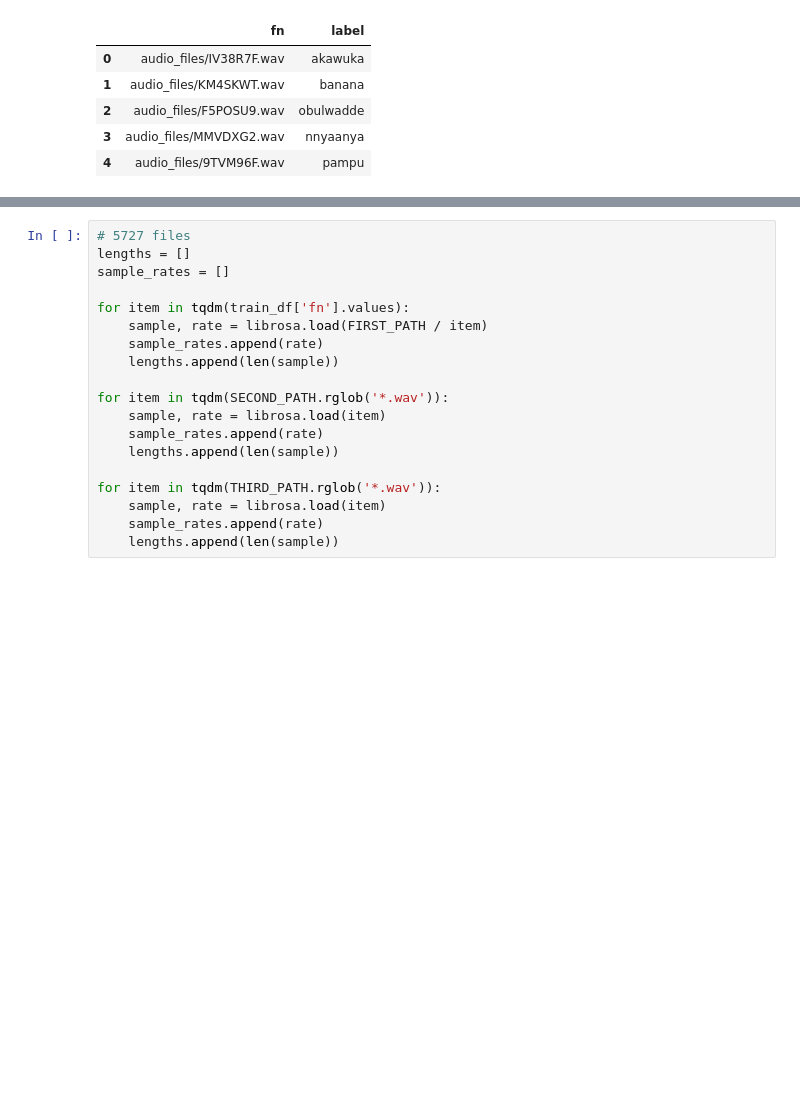
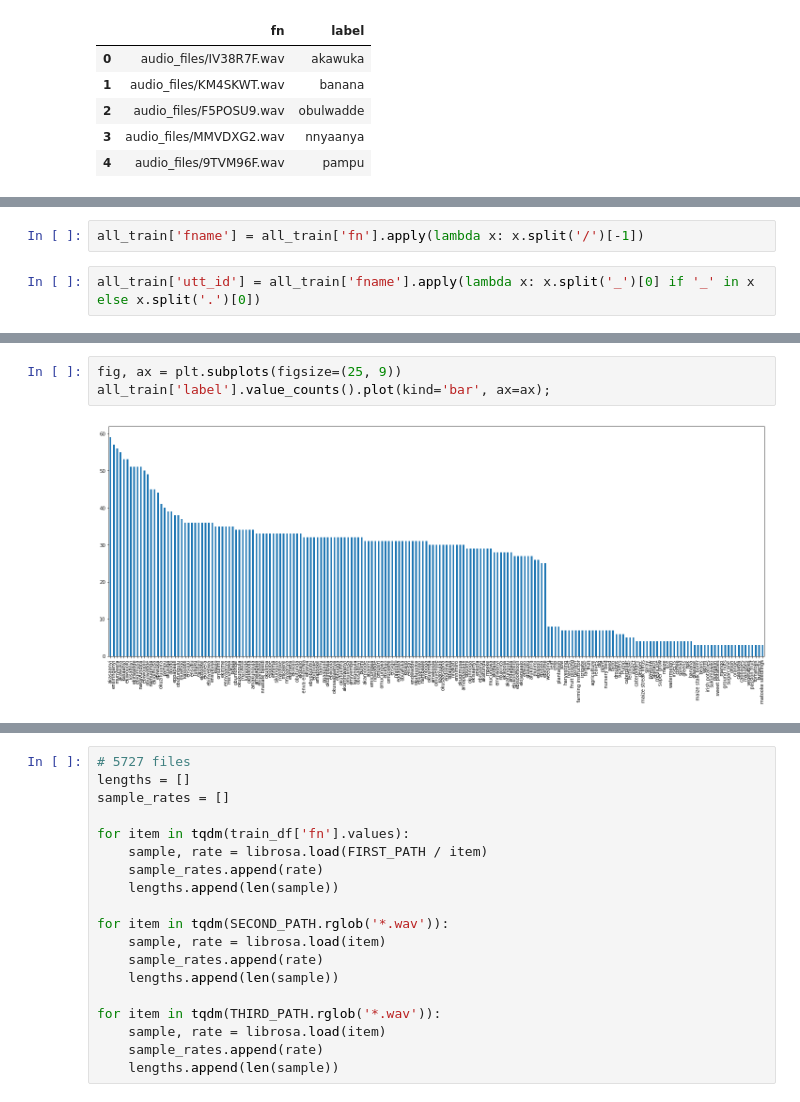
Before and after one commit to astromid/zindi-keyword-spotter, a Jupyter notebook: notebooks/EDA.ipynb, the cells around one changed output, grey strips where cells are left out. Cells and saved outputs as stored; diff of their text form; blank space fills up the shorter version.

```diff
--- a/notebooks/EDA.ipynb
+++ b/notebooks/EDA.ipynb
@@ -28,0 +48,4 @@ all_train.head()
+# %%
+all_train['fname'] = all_train['fn'].apply(lambda x: x.split('/')[-1])
+# %%
+all_train['utt_id'] = all_train['fname'].apply(lambda x: x.split('_')[0] if '_' in x else x.split('.')[0])
@@ -28,0 +138,5 @@ all_train.head()
+# %%
+fig, ax = plt.subplots(figsize=(25, 9))
+all_train['label'].value_counts().plot(kind='bar', ax=ax);
+# %% [output]
+[figure, added]
```
Also changed, not shown: parts of 22 cells of this notebook, 5 other files.
